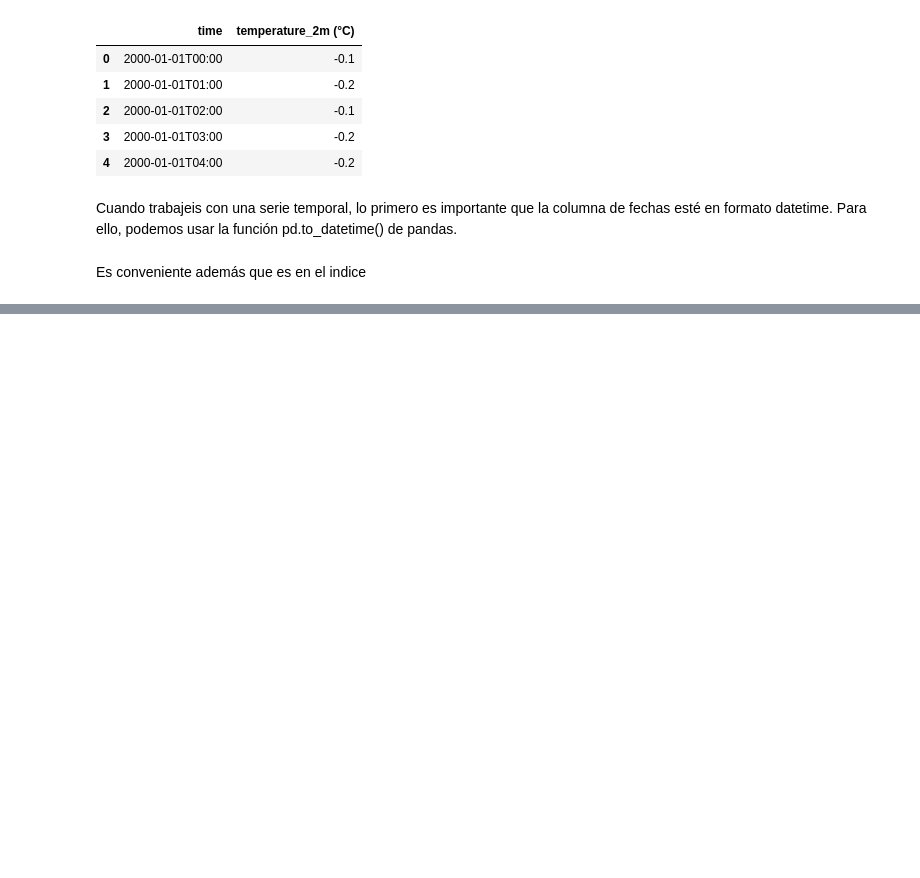
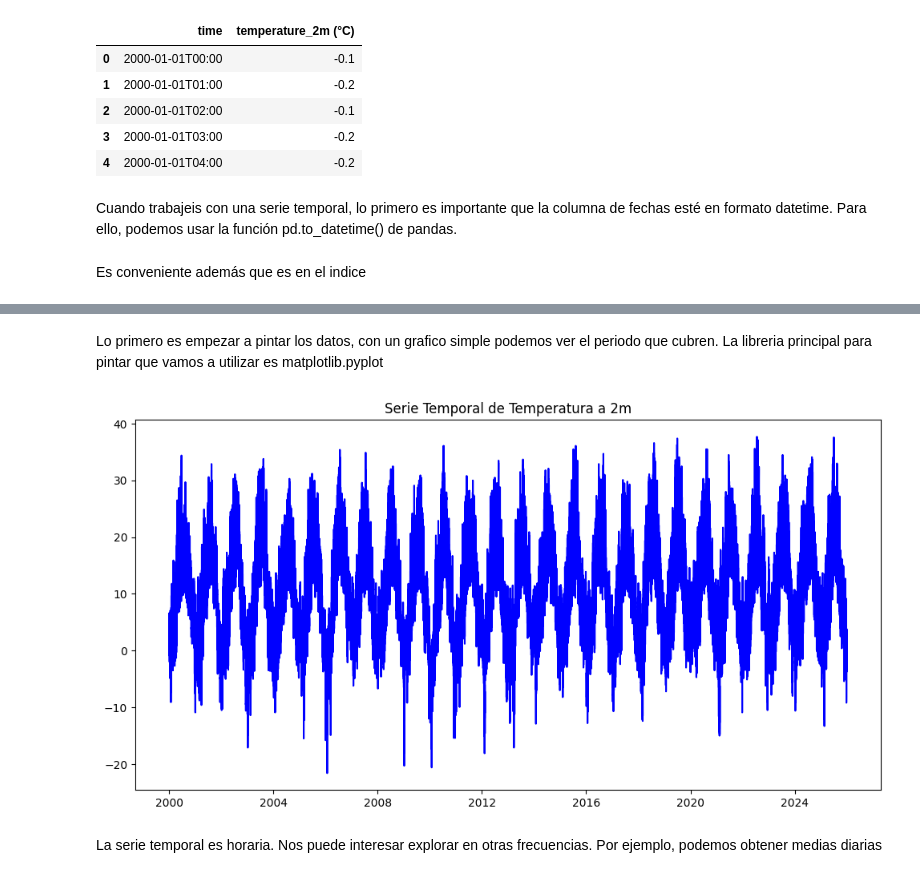
Before and after one commit to GeoOcean/AnaliticaDeDatos, a Jupyter notebook: notebooks/clase_2_analisis_de_series_temporales/clase_2-datos_temperatura.ipynb, the cells around one changed output, grey strips where cells are left out. Saved outputs shown, nothing was run; the diff lists cells and outputs as text; code cells hidden in the pictures; blank space fills up the shorter version.

```diff
--- a/notebooks/clase_2_analisis_de_series_temporales/clase_2-datos_temperatura.ipynb
+++ b/notebooks/clase_2_analisis_de_series_temporales/clase_2-datos_temperatura.ipynb
@@ -37,3 +38,18 @@ data_temp
 | 2025-12-31 22:00:00 | 1.7 |
 | 2025-12-31 23:00:00 | 1.8 |
 227928 rows × 1 columns
+# %% [markdown]
+Lo primero es empezar a pintar los datos, con un grafico simple podemos ver el periodo que cubren. La libreria principal para pintar que vamos a utilizar es matplotlib.pyplot
+# %%
+import matplotlib.pyplot as plt
+
+fig, ax = plt.subplots(figsize=(12, 6)) #### Asi creo un grafico nuevo. fisize=(12, 6) define el tamaño del grafico en pulgadas. 12 de ancho y 6 de alto
+
+ax.plot(data_temp.index, data_temp['temperature'], color='blue', label='Temperatura a 2m') #### Esta función traza la serie temporal de temperatura en el eje x (data_temp.index) y el eje y (data_temp['temperature']). El color del grafico es azul y se le asigna una etiqueta para la leyenda
+ax.set_title('Serie Temporal de Temperatura a 2m') #### Esta función establece el título del grafico
+
+plt.show() #### Esta función muestra el grafico generado
+# %% [output]
+[figure, added]
+# %% [markdown]
+La serie temporal es horaria. Nos puede interesar explorar en otras frecuencias. Por ejemplo, podemos obtener medias diarias
```
Also changed, not shown: parts of 26 cells of this notebook.
